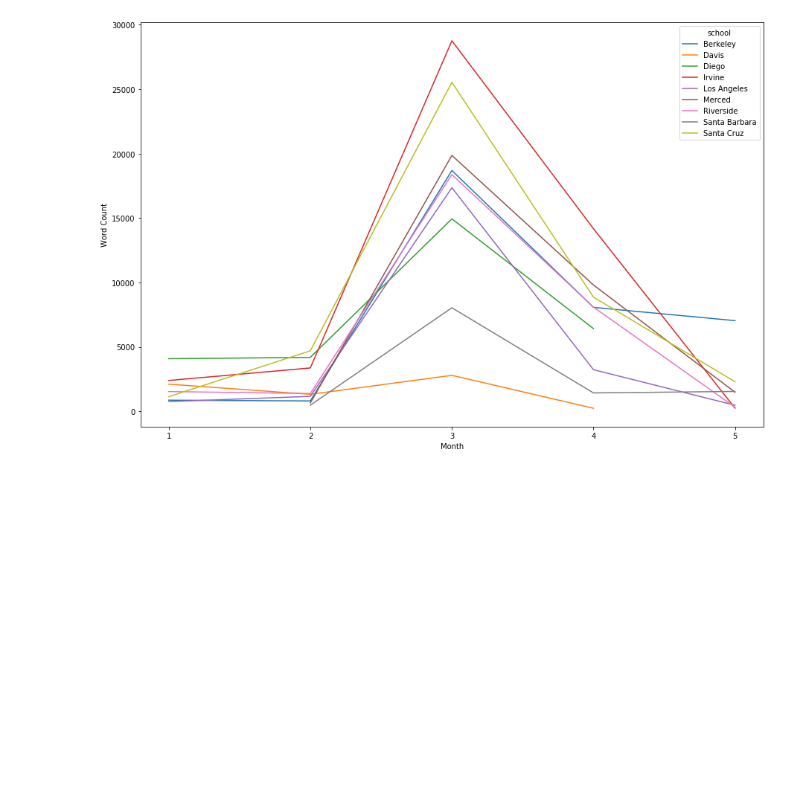
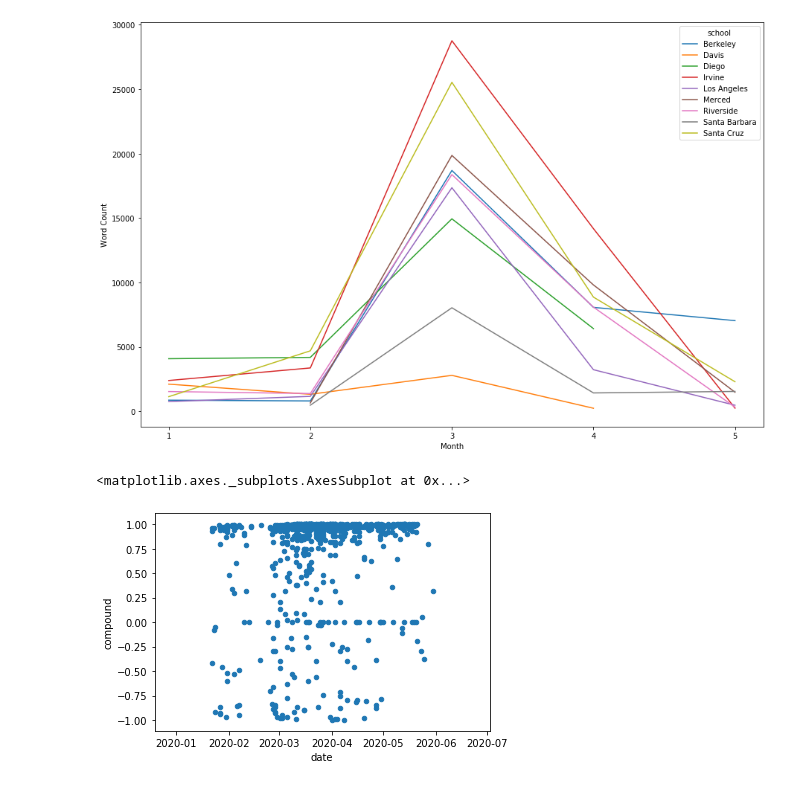
Before and after one commit to hasetia/Data-Science-Sentiment-Analysis-, a Jupyter notebook: Other Notebooks/Visualizations.ipynb, the cells around one changed output. Drawn from its saved outputs; the diff is of its cells as text; code cells hidden in the pictures; blank space fills up the shorter version.

```diff
--- a/Other Notebooks/Visualizations.ipynb
+++ b/Other Notebooks/Visualizations.ipynb
@@ -134,3 +134,11 @@ ax.set(xlabel='Month', ylabel="Word Count")
 # %% [output]
 [Text(0, 0.5, 'Word Count'), Text(0.5, 0, 'Month')]
 [figure]
+# %%
+data1 = pd.read_csv("allShools_sent.csv")
+data1['date'] = pd.to_datetime(data['date'])
+# %%
+data1[['compound', 'date']].plot(kind = 'scatter', x = 'date', y = 'compound')
+# %% [output]
+<matplotlib.axes._subplots.AxesSubplot at 0x...>
+[figure, added]
```
Also changed, not shown: parts of 3 cells of this notebook, 3 other files.
